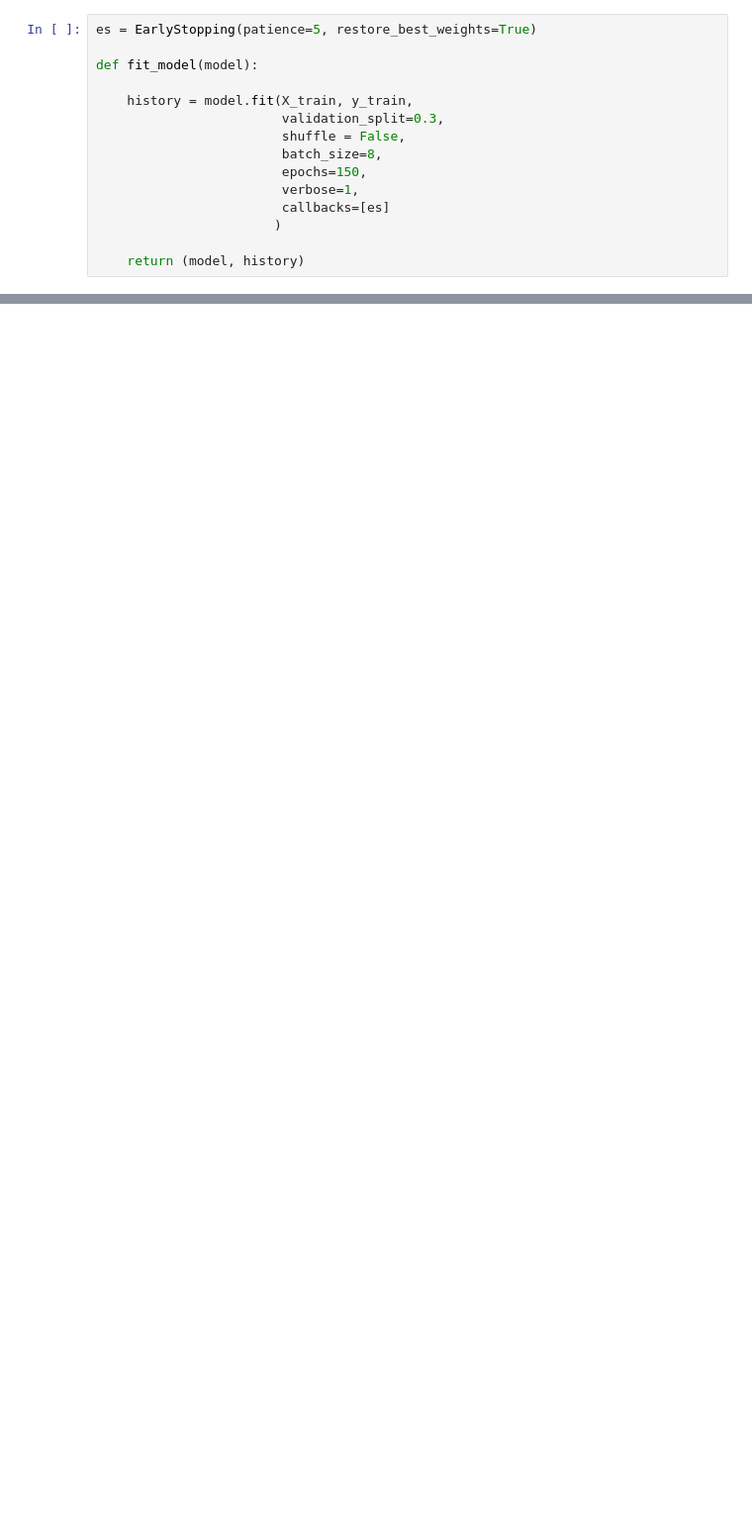
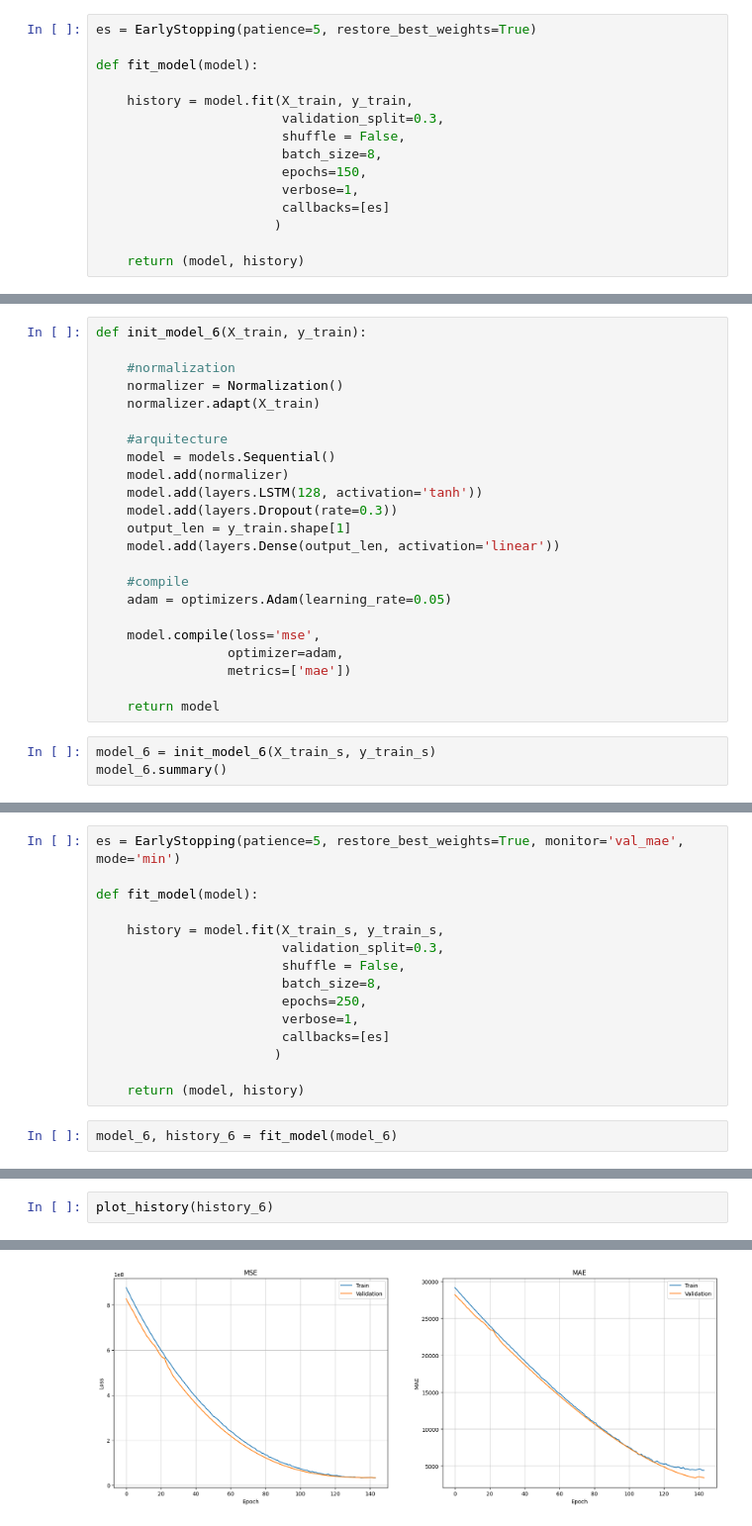
Before and after one commit to mattwagon/oil_production_prediction, a Jupyter notebook: notebooks/eduardo - rnn-model.ipynb, the cells around one changed output, grey strips where cells are left out. Shown at 99% size. Saved outputs shown, nothing was run; the diff lists cells and outputs as text; blank space fills up the shorter version.

```diff
--- a/notebooks/eduardo - rnn-model.ipynb
+++ b/notebooks/eduardo - rnn-model.ipynb
@@ -919,0 +1116,26 @@ res5
+# %%
+def init_model_6(X_train, y_train):
+
+    #normalization
+    normalizer = Normalization()
+    normalizer.adapt(X_train)
+
+    #arquitecture
+    model = models.Sequential()
+    model.add(normalizer)
+    model.add(layers.LSTM(128, activation='tanh'))
+    model.add(layers.Dropout(rate=0.3))
+    output_len = y_train.shape[1]
+    model.add(layers.Dense(output_len, activation='linear'))
+
+    #compile
+    adam = optimizers.Adam(learning_rate=0.05)
+
+    model.compile(loss='mse',
+                 optimizer=adam,
+                 metrics=['mae'])
+
+    return model
+# %%
+model_6 = init_model_6(X_train_s, y_train_s)
+model_6.summary()
@@ -919,0 +1161,17 @@ res5
+# %%
+es = EarlyStopping(patience=5, restore_best_weights=True, monitor='val_mae', mode='min')
+
+def fit_model(model):
+
+    history = model.fit(X_train_s, y_train_s,
+                        validation_split=0.3,
+                        shuffle = False,
+                        batch_size=8,
+                        epochs=250,
+                        verbose=1,
+                        callbacks=[es]
+                       )
+
+    return (model, history)
+# %%
+model_6, history_6 = fit_model(model_6)
@@ -919,0 +1196,3 @@ res5
+# %%
+plot_history(history_6)
+# %% [output]
@@ -919,0 +1202 @@ res5
+[figure, added]
```
Also changed, not shown: parts of 57 cells of this notebook.
